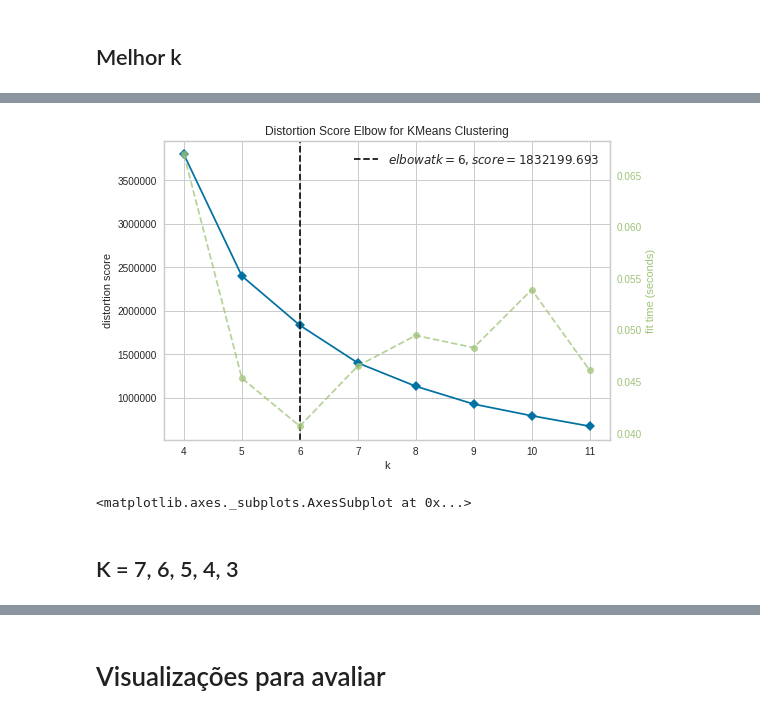
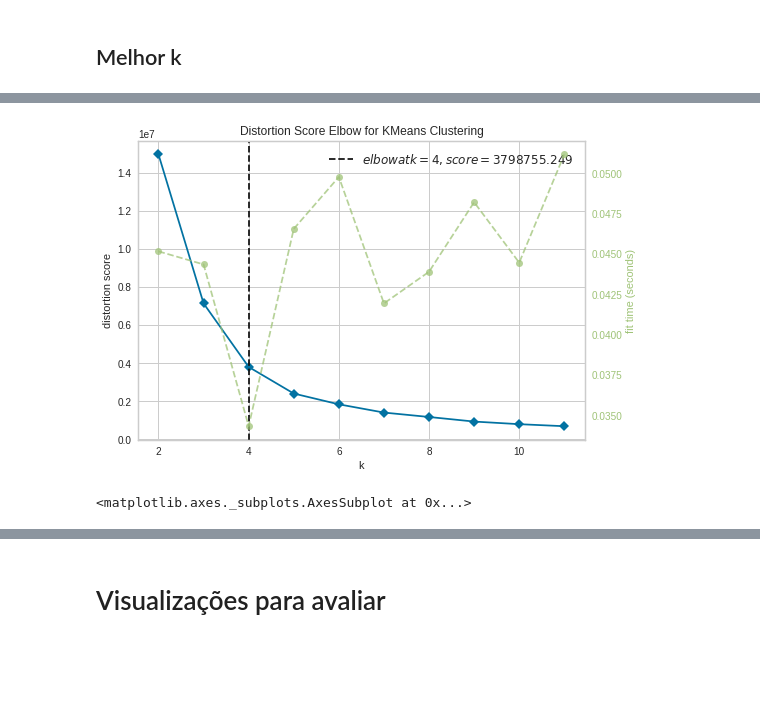
Before and after one commit to barbarasilveiraf/course_metrics, a Jupyter notebook: src/ml/notebooks/Cluster Example.ipynb, the cells around one changed output, grey strips where cells are left out. Drawn from its saved outputs; the diff is of its cells as text; code cells hidden in the pictures; blank space fills up the shorter version.

```diff
--- a/src/ml/notebooks/Cluster Example.ipynb
+++ b/src/ml/notebooks/Cluster Example.ipynb
@@ -7,14 +7,20 @@ import numpy as np
 import warnings
 import matplotlib.pyplot as plt
 import seaborn as sns
-warnings.filterwarnings('ignore')
 from sklearn.cluster import KMeans
 from yellowbrick.datasets import load_nfl
 from yellowbrick.cluster import SilhouetteVisualizer
 from yellowbrick.cluster import KElbowVisualizer
+from yellowbrick.cluster import InterclusterDistance
+import seaborn as sns
+from sklearn.decomposition import PCA
+import matplotlib.pyplot as plt
 
 from ml.model.metrics import Metrics
 from ml.visualization.visualization import Visualization
+
+warnings.filterwarnings('ignore')
+sns.set_style("whitegrid")
 # %% [markdown]
 # Dataset - NFL
 
@@ -38,0 +69,6 @@ sns.heatmap(corr,
+# %%
+model = KMeans()
+visualizer = KElbowVisualizer(model, k=(2,12), metric="calinski_harabasz")
+
+visualizer.fit(X)        # Fit the data to the visualizer
+visualizer.show()        # Finalize and render the figure
@@ -38,0 +78,6 @@ sns.heatmap(corr,
+# %%
+model = KMeans()
+visualizer = KElbowVisualizer(model, k=(2,12), metric="silhouette")
+
+visualizer.fit(X)        # Fit the data to the visualizer
+visualizer.show()        # Finalize and render the figure
@@ -39,12 +87,10 @@ sns.heatmap(corr,
 # %%
 model = KMeans()
-visualizer = KElbowVisualizer(model, k=(4,12))
+visualizer = KElbowVisualizer(model, k=(2,12))
 
 visualizer.fit(X)        # Fit the data to the visualizer
 visualizer.show()        # Finalize and render the figure
 # %% [output]
-[figure, old version]
+[figure, new version]
 <matplotlib.axes._subplots.AxesSubplot at 0x...>
-# %% [markdown]
-## K = 7, 6, 5, 4, 3
 # %%
```
Also changed, not shown: parts of 9 cells of this notebook.
